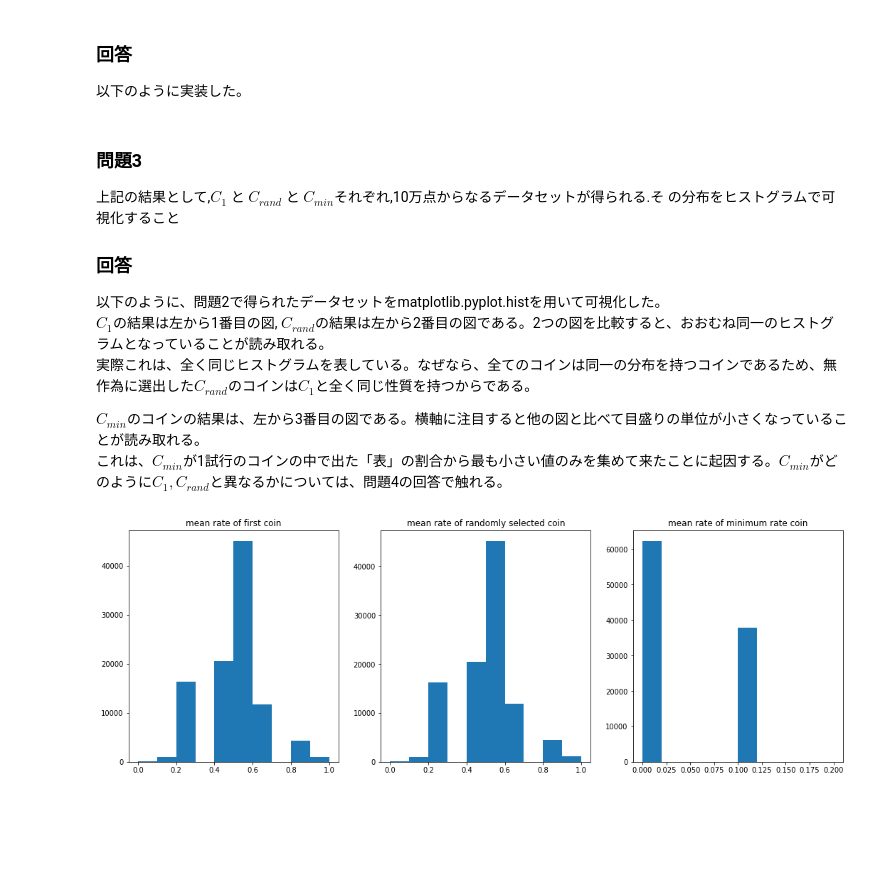
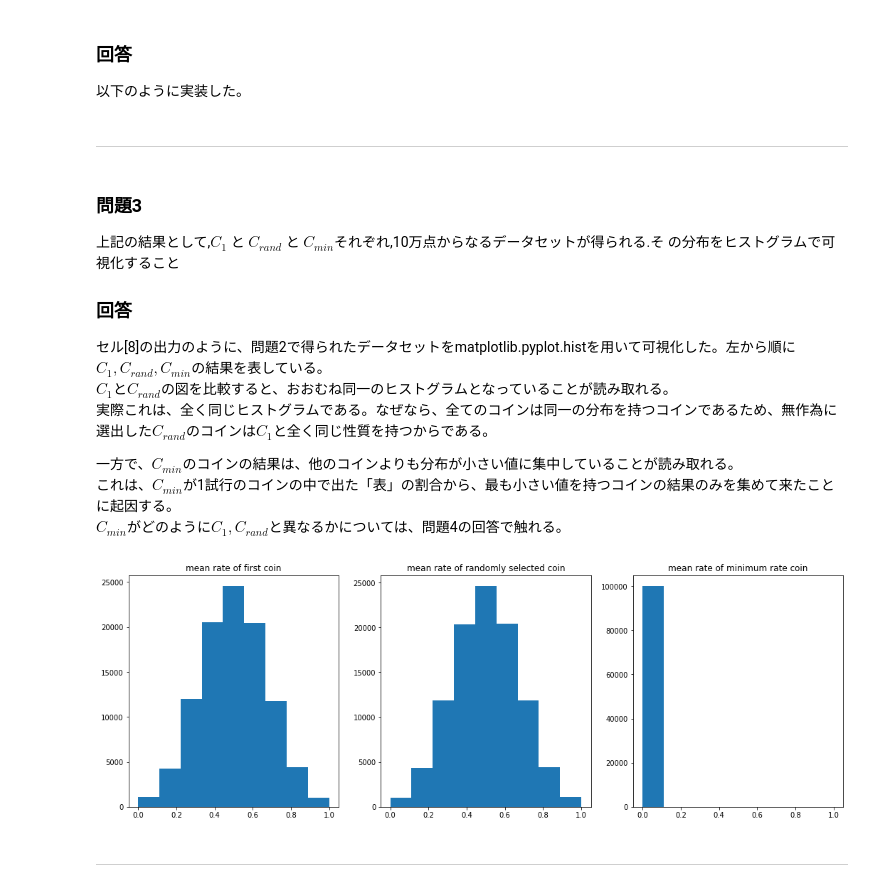
Before and after one commit to hmHam/uni_ml_kiso, a Jupyter notebook: kadai3_1.ipynb, the cells around one changed output. Drawn from its saved outputs; the diff is of its cells as text; code cells hidden in the pictures; blank space fills up the shorter version.

```diff
--- a/kadai3_1.ipynb
+++ b/kadai3_1.ipynb
@@ -83,35 +86,41 @@ def do_whole_trial(T, n):
     return C1_history_array, C_rand_history_array, C_min_history_array
 # %%
 n10_C1_T, n10_C_rand_T, n10_C_min_T = do_whole_trial(T=pow(10, 5), n=10)
+# %% [markdown]
+***
 # %% [markdown]
 ### 問題3
 上記の結果として,$C_1$ と $C_{rand}$ と $C_{min}$それぞれ,10万点からなるデータセットが得られる.そ
 の分布をヒストグラムで可視化すること
 
 ### 回答
-以下のように、問題2で得られたデータセットをmatplotlib.pyplot.histを用いて可視化した。
-$C_1$の結果は左から1番目の図, $C_{rand}$の結果は左から2番目の図である。2つの図を比較すると、おおむね同一のヒストグラムとなっていることが読み取れる。
-実際これは、全く同じヒストグラムを表している。なぜなら、全てのコインは同一の分布を持つコインであるため、無作為に選出した$C_{rand}$のコインは$C_1$と全く同じ性質を持つからである。
+セル[8]の出力のように、問題2で得られたデータセットをmatplotlib.pyplot.histを用いて可視化した。左から順に$C_1, C_{rand}, C_{min}$の結果を表している。
+$C_1$と$C_{rand}$の図を比較すると、おおむね同一のヒストグラムとなっていることが読み取れる。
+実際これは、全く同じヒストグラムである。なぜなら、全てのコインは同一の分布を持つコインであるため、無作為に選出した$C_{rand}$のコインは$C_1$と全く同じ性質を持つからである。
 
-$C_{min}$のコインの結果は、左から3番目の図である。横軸に注目すると他の図と比べて目盛りの単位が小さくなっていることが読み取れる。
-これは、$C_{min}$が1試行のコインの中で出た「表」の割合から最も小さい値のみを集めて来たことに起因する。$C_{min}$がどのように$C_1, C_{rand}$と異なるかについては、問題4の回答で触れる。
+一方で、$C_{min}$のコインの結果は、他のコインよりも分布が小さい値に集中していることが読み取れる。
+これは、$C_{min}$が1試行のコインの中で出た「表」の割合から、最も小さい値を持つコインの結果のみを集めて来たことに起因する。
+$C_{min}$がどのように$C_1, C_{rand}$と異なるかについては、問題4の回答で触れる。
 # %%
 fig, axes = plt.subplots(1, 3, figsize=(18, 6))
+bins = np.linspace(0, 1, 10)
 
 ax1 = axes[0]
 ax1.set_title('mean rate of first coin')
-ax1.hist(n10_C1_T)
+ax1.hist(n10_C1_T, bins=bins)
 
 ax_rand = axes[1]
 ax_rand.set_title('mean rate of randomly selected coin')
-ax_rand.hist(n10_C_rand_T)
+ax_rand.hist(n10_C_rand_T, bins=bins)
 
 ax_min = axes[2]
 ax_min.set_title('mean rate of minimum rate coin')
-ax_min.hist(n10_C_min_T)
+ax_min.hist(n10_C_min_T, bins=bins)
 plt.show()
 # %% [output]
-[figure, old version]
+[figure, new version]
+# %% [markdown]
+***
 # %% [markdown]
 ### 問題4
 この 3 種類のコインそれぞれに対して:
```
Also changed, not shown: parts of 11 cells of this notebook, 1 other file.
